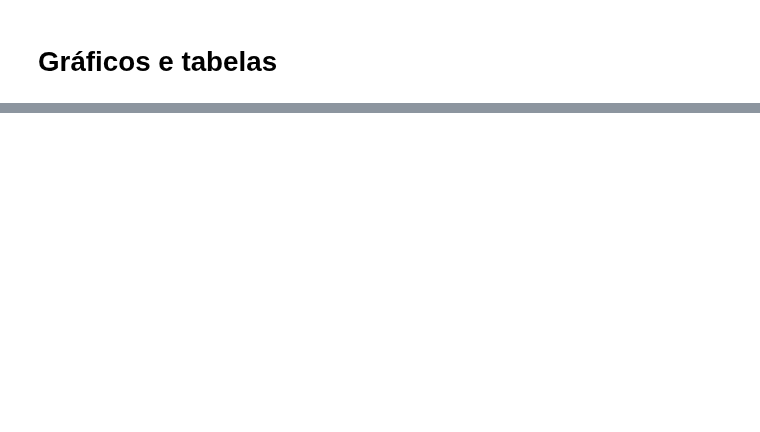
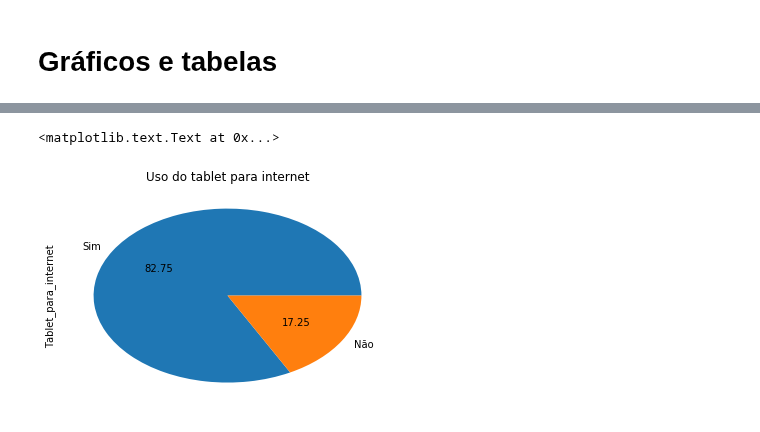
Before and after one commit to vinihsu/Ci-ncia-dos-Dados, a Jupyter notebook: Projeto 1.ipynb, the cells around one changed output, grey strips where cells are left out. Cells and saved outputs as stored; diff of their text form; code cells hidden in the pictures; blank space fills up the shorter version.

```diff
--- a/Projeto 1.ipynb
+++ b/Projeto 1.ipynb
@@ -306,0 +307,8 @@ notas.Celular_para_internet.value_counts().sum()
+# %%
+ct = pd.crosstab(notas13.Tem_tablet, notas13.Tablet_para_internet)
+sim = notas13.Tablet_para_internet[notas13.Tem_tablet == 'Sim'].value_counts()
+sim.plot(kind='pie', autopct="%.2f",legend=False)
+plt.title('Uso do tablet para internet')
+# %% [output]
+<matplotlib.text.Text at 0x...>
+[figure, added]
```
Also changed, not shown: parts of 31 cells of this notebook.
